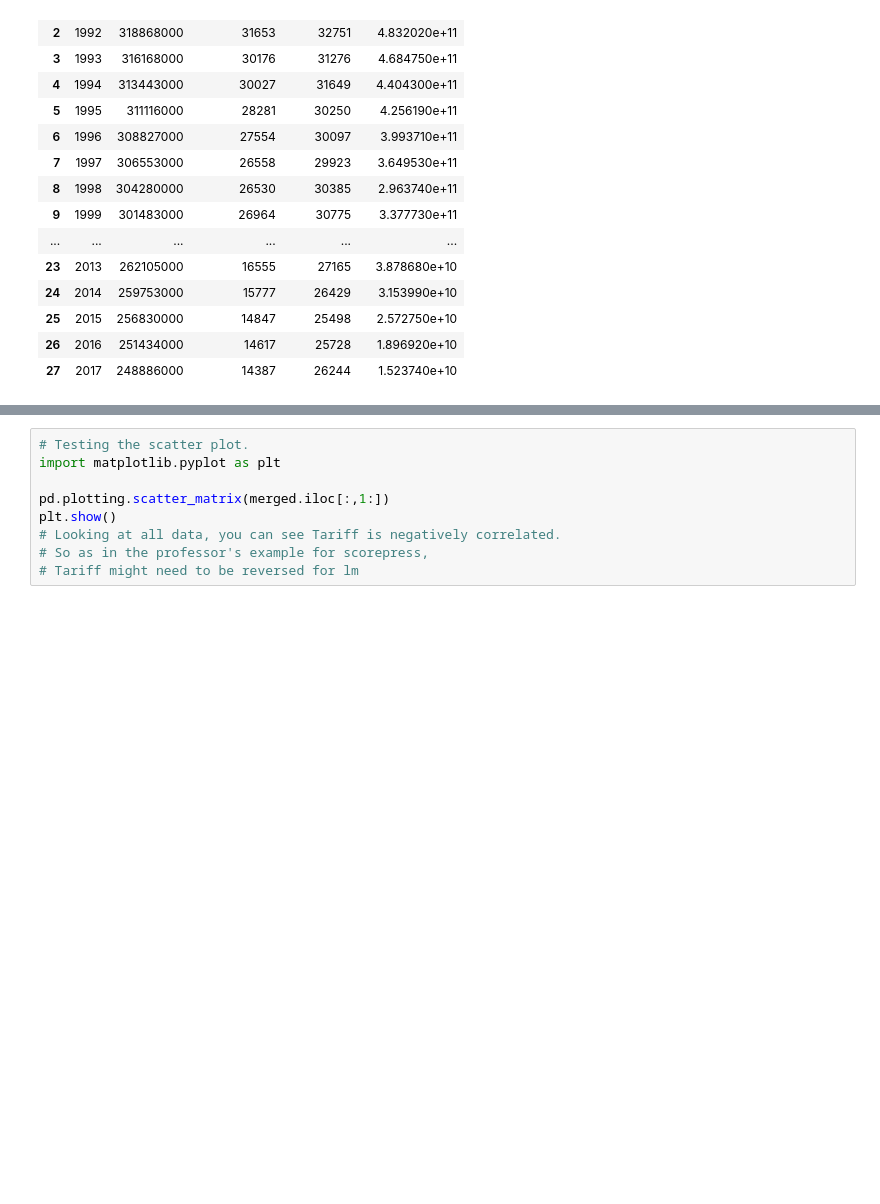
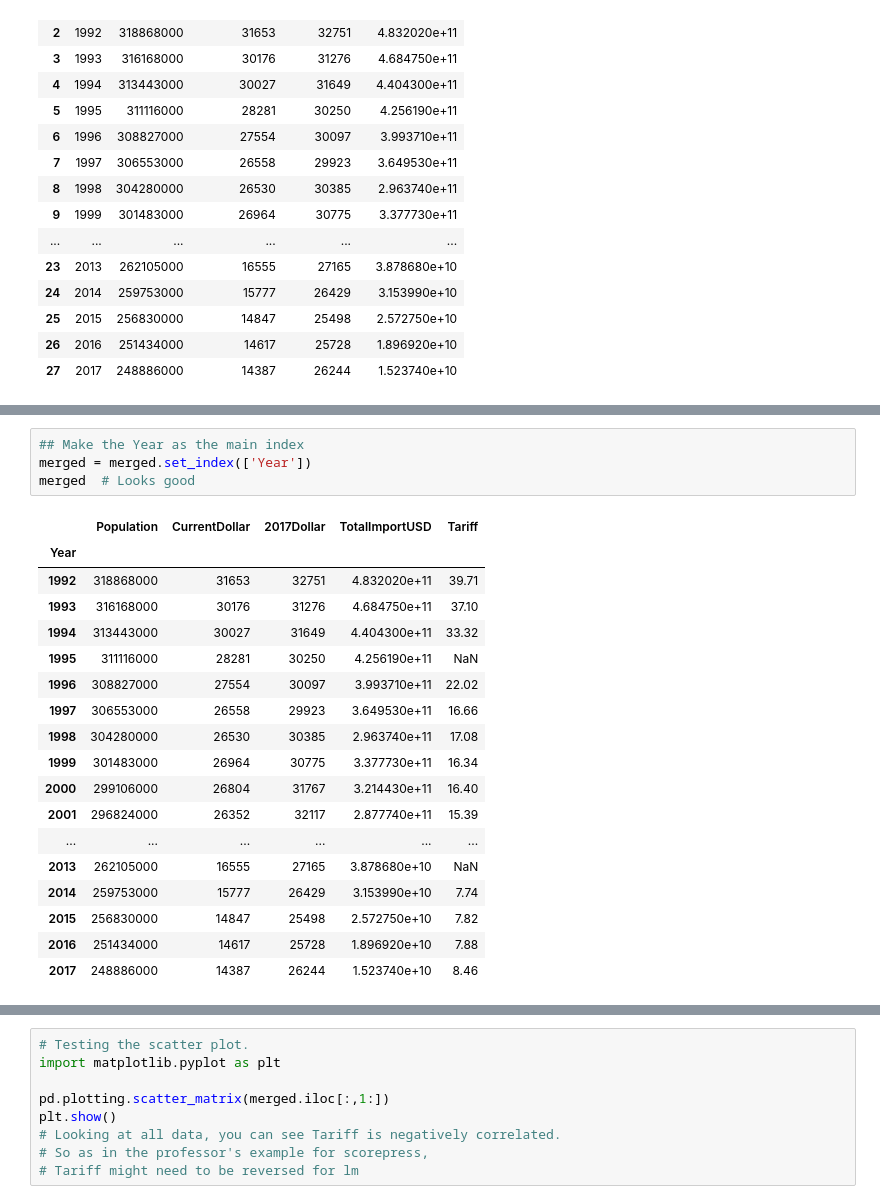
Before and after one commit to brmkim/599GroupRepo, a Jupyter notebook: FINAL_PROJECT.ipynb, the cells around one changed output, grey strips where cells are left out. Saved outputs shown, nothing was run; the diff lists cells and outputs as text; blank space fills up the shorter version.

```diff
--- a/FINAL_PROJECT.ipynb
+++ b/FINAL_PROJECT.ipynb
@@ -294,6 +295,29 @@ memory usage: 540.0 bytes
 | 23 | 2015 | 256830000 | 14847 | 25498 | 2.572750e+10 | 7.82 |
 | 24 | 2016 | 251434000 | 14617 | 25728 | 1.896920e+10 | 7.88 |
 | 25 | 2017 | 248886000 | 14387 | 26244 | 1.523740e+10 | 8.46 |
+# %%
+## Make the Year as the main index
+merged = merged.set_index(['Year'])
+merged  # Looks good
+# %% [output]
+|  | Population | CurrentDollar | 2017Dollar | TotalImportUSD | Tariff |
+| Year |  |  |  |  |  |
+| 1992 | 318868000 | 31653 | 32751 | 4.832020e+11 | 39.71 |
+| 1993 | 316168000 | 30176 | 31276 | 4.684750e+11 | 37.10 |
+| 1994 | 313443000 | 30027 | 31649 | 4.404300e+11 | 33.32 |
+| 1995 | 311116000 | 28281 | 30250 | 4.256190e+11 | NaN |
+| 1996 | 308827000 | 27554 | 30097 | 3.993710e+11 | 22.02 |
+| 1997 | 306553000 | 26558 | 29923 | 3.649530e+11 | 16.66 |
+| 1998 | 304280000 | 26530 | 30385 | 2.963740e+11 | 17.08 |
+| 1999 | 301483000 | 26964 | 30775 | 3.377730e+11 | 16.34 |
+| 2000 | 299106000 | 26804 | 31767 | 3.214430e+11 | 16.40 |
+| 2001 | 296824000 | 26352 | 32117 | 2.877740e+11 | 15.39 |
+| ... | ... | ... | ... | ... | ... |
+| 2013 | 262105000 | 16555 | 27165 | 3.878680e+10 | NaN |
+| 2014 | 259753000 | 15777 | 26429 | 3.153990e+10 | 7.74 |
+| 2015 | 256830000 | 14847 | 25498 | 2.572750e+10 | 7.82 |
+| 2016 | 251434000 | 14617 | 25728 | 1.896920e+10 | 7.88 |
+| 2017 | 248886000 | 14387 | 26244 | 1.523740e+10 | 8.46 |
 # %%
 # Simple descriptive statistics (13 columns, mean tariff is 8.36, etc. )
 merged.describe()
```
Also changed, not shown: parts of 4 cells of this notebook, 2 other files.
